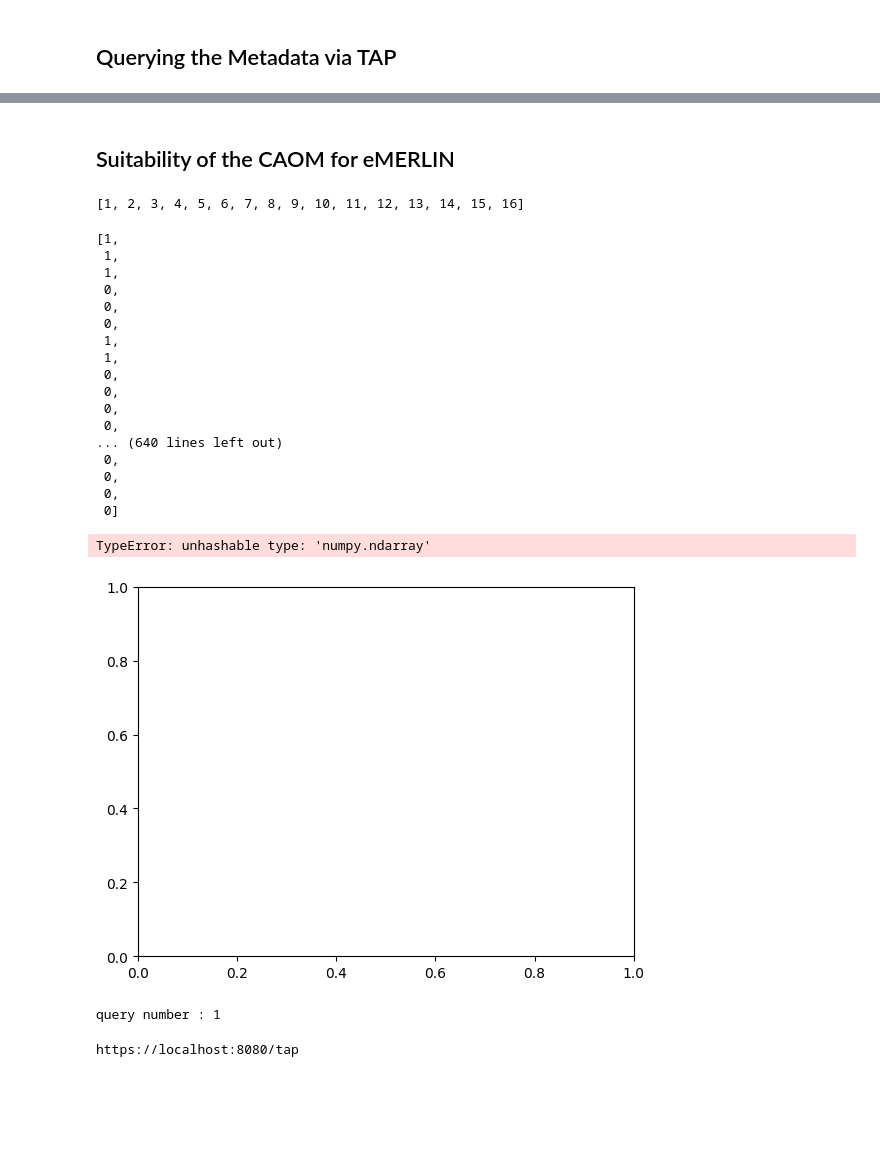
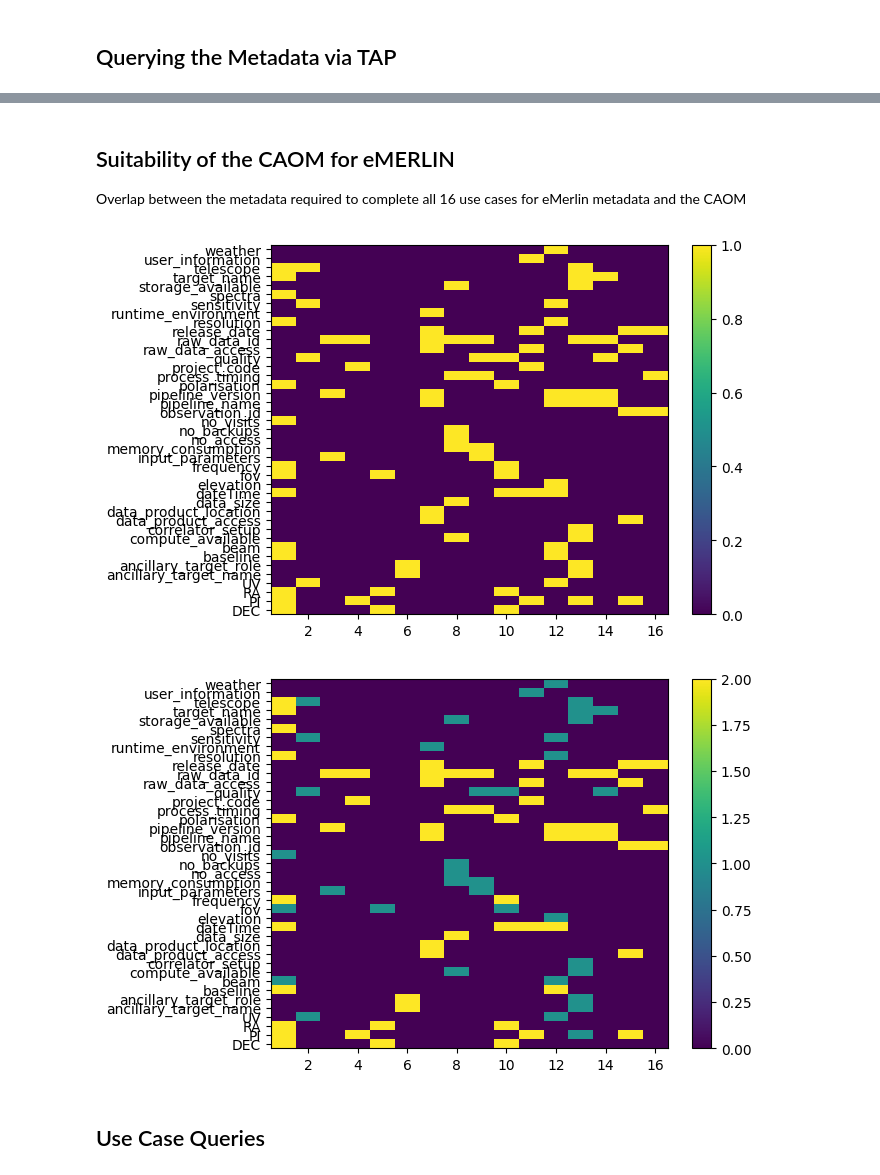
Before and after one commit to uksrc/caom_use_case_evaluation, a Jupyter notebook: ipython/demo.ipynb, the cells around one changed output, grey strips where cells are left out. Cells and saved outputs as stored; diff of their text form; code cells hidden in the pictures; blank space fills up the shorter version.

```diff
--- a/ipython/demo.ipynb
+++ b/ipython/demo.ipynb
@@ -124,31 +122,18 @@ Table length=5
 # %% [markdown]
 ## Suitability of the CAOM for eMERLIN
+
+Overlap between the metadata required to complete all 16 use cases for eMerlin metadata and the CAOM
-# %%
-list(psr.X)
-# %% [output]
-[1, 2, 3, 4, 5, 6, 7, 8, 9, 10, 11, 12, 13, 14, 15, 16]
+# %%
+full_stack = psr.create_uc_main(psr.requirements, psr.use_case_dict)
+alt_stack = psr.create_uc_main(psr.requirements, psr.use_case_dict_actual)
+tot_stack =  full_stack + alt_stack
+# %%
+plt.rcParams["figure.figsize"] = (20,10)
 # %%
-psr.create_uc_main(psr.requirements, psr.use_case_dict)
+psr.create_graph(psr.X, psr.requirements, full_stack)
 # %% [output]
-[1,
- 1,
- 1,
- 0,
- 0,
- 0,
- 1,
- 1,
- 0,
- 0,
- 0,
- 0,
-... (640 lines left out)
- 0,
- 0,
- 0,
- 0]
+[figure, added]
 # %%
-psr.create_graph(psr.X, psr.requirements, psr.create_uc_main(psr.requirements, psr.use_case_dict))
+psr.create_graph(psr.X, psr.requirements, tot_stack)
 # %% [output]
-TypeError: unhashable type: 'numpy.ndarray'
-[figure, old version]
+[figure, new version]
@@ -154,0 +142,2 @@ TypeError: unhashable type: 'numpy.ndarray'
+# %% [markdown]
+## Use Case Queries
@@ -155,8 +150,2 @@ TypeError: unhashable type: 'numpy.ndarray'
 # %%
-res_tab = ADQL_queries.use_case_queries(base_url.replace('observations', 'tap'), [1])
+res_tab = ADQL_queries.use_case_queries(base_url.replace('observations', 'tap'), [1, 3, 4, 5, 6, 7, 8, 9, 10, 11, 12, 13, 14, 15, 16])
-# %% [output]
-query number : 1
-# %%
-print()
-# %% [output]
-https://localhost:8080/tap
```
Also changed, not shown: parts of 18 cells of this notebook, 1 other file.
